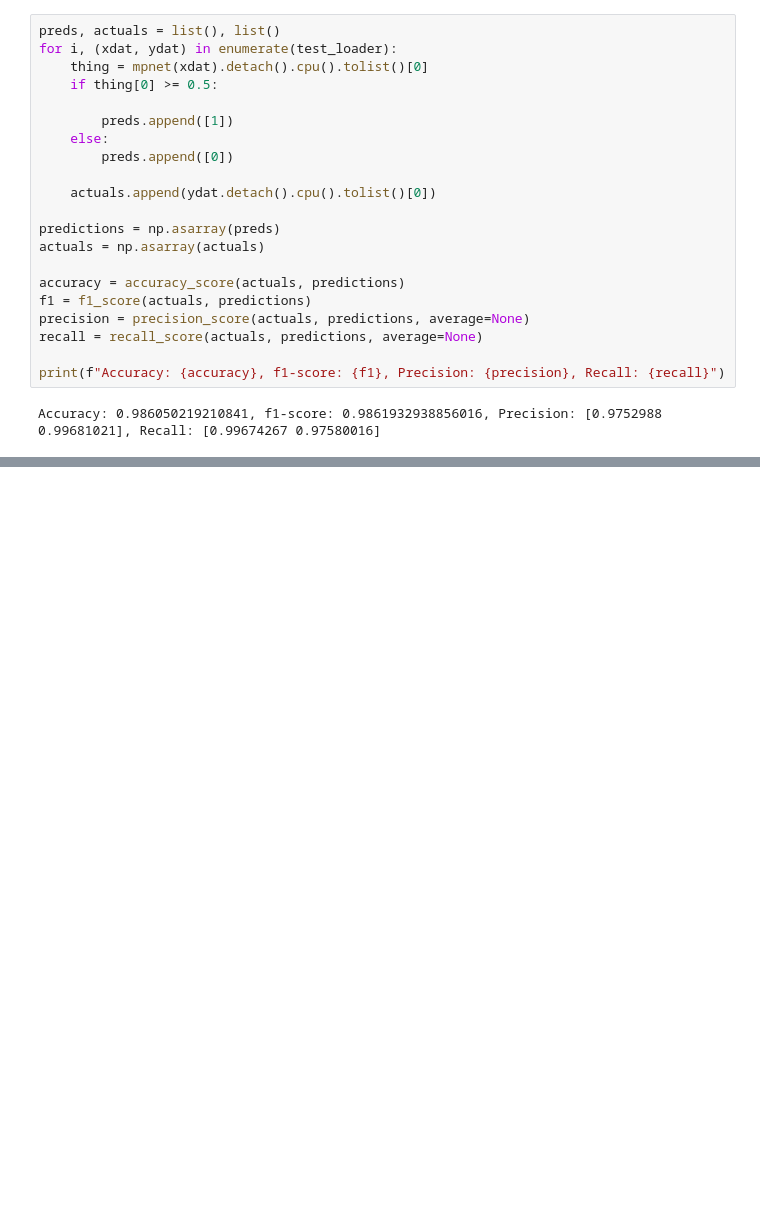
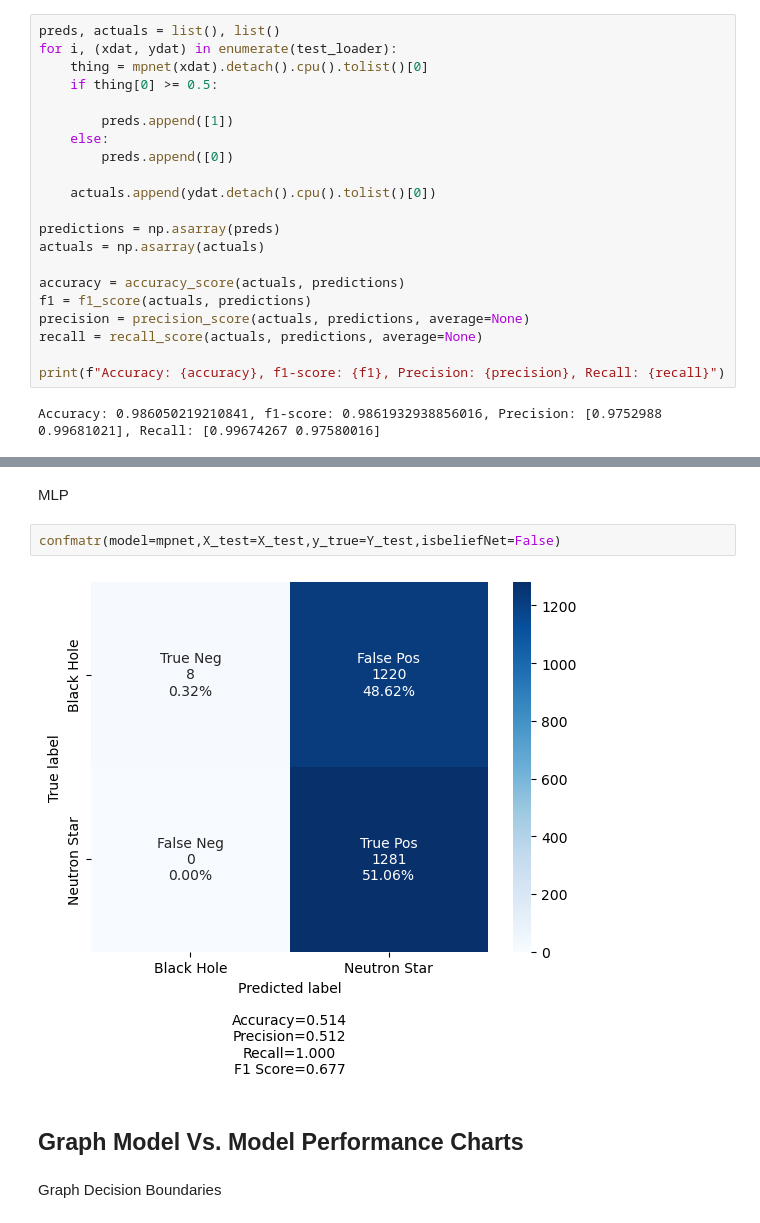
Before and after one commit to Rohit-K814307/Detection_of_Isolated_Mass_gap_Black_Holes_Through_Data_driven_Analysis, a Jupyter notebook: Master.ipynb, the cells around one changed output, grey strips where cells are left out. Saved outputs shown, nothing was run; the diff lists cells and outputs as text; blank space fills up the shorter version.

```diff
--- a/Master.ipynb
+++ b/Master.ipynb
@@ -1007,0 +1154,10 @@ Accuracy: 0.986050219210841, f1-score: 0.9861932938856016, Precision: [0.9752988
+# %% [markdown]
+MLP
+# %%
+confmatr(model=mpnet,X_test=X_test,y_true=Y_test,isbeliefNet=False)
+# %% [output]
+[figure, added]
+# %% [markdown]
+## Graph Model Vs. Model Performance Charts
+# %% [markdown]
+Graph Decision Boundaries
```
Also changed, not shown: parts of 20 cells of this notebook, 1 other file.
